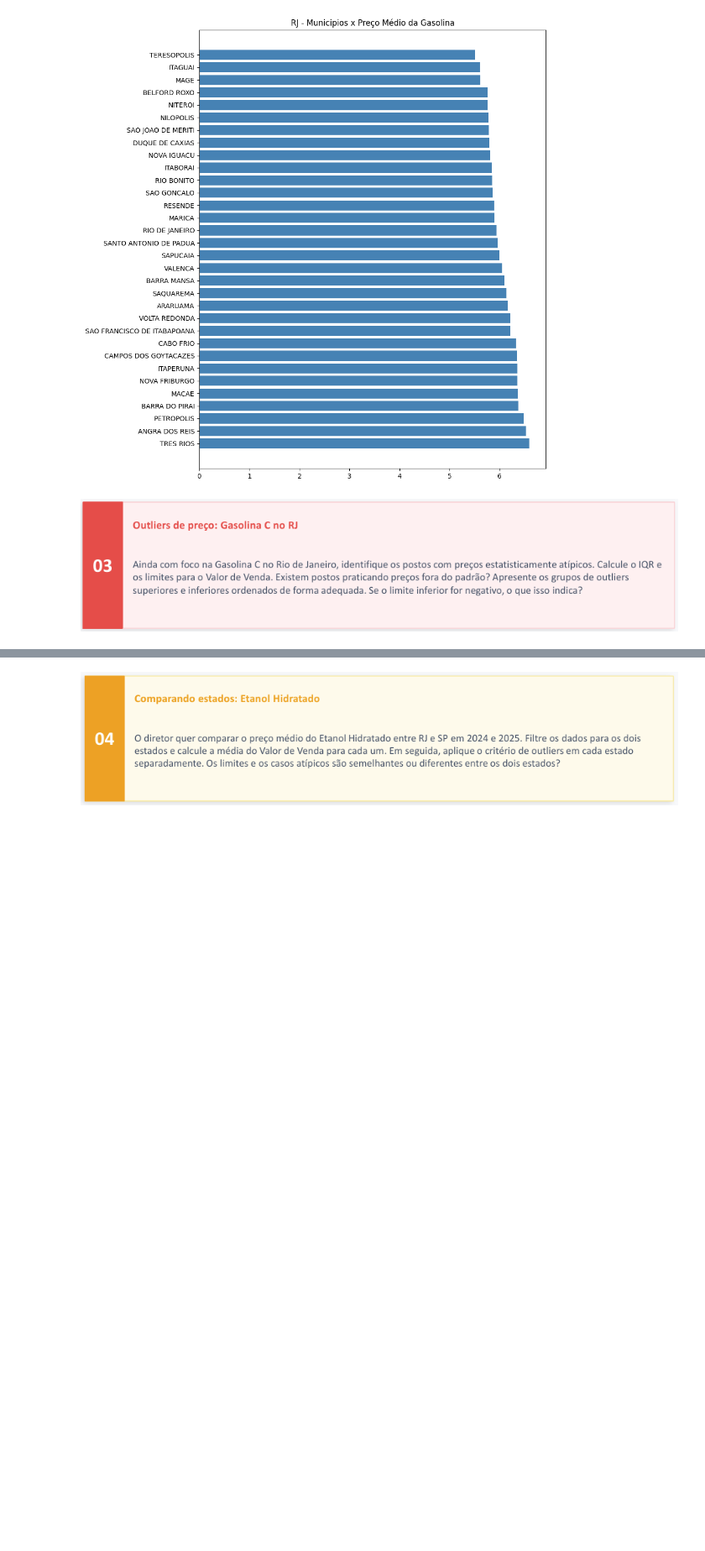
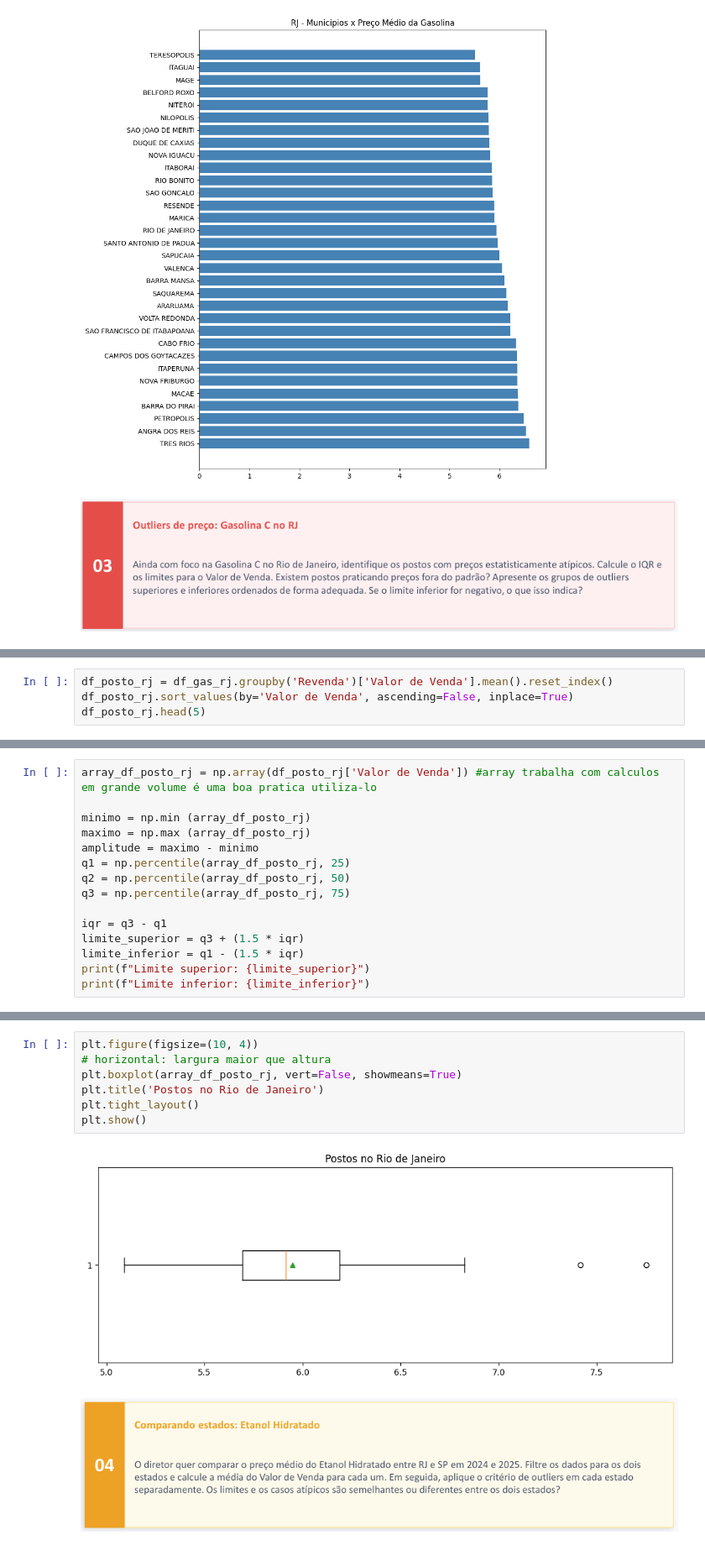
Before and after one commit to reboucasicaro-del/SENAC_DADOS_CASSIO, a Jupyter notebook: arq_04_mini_projeto.ipynb, the cells around one changed output, grey strips where cells are left out. Shown at 84% size. Saved outputs shown, nothing was run; the diff lists cells and outputs as text; blank space fills up the shorter version.

```diff
--- a/arq_04_mini_projeto.ipynb
+++ b/arq_04_mini_projeto.ipynb
@@ -124,0 +122,4 @@ Nesse contexto se o limite inferior fosse negativo, indicaria que não há outli
+# %%
+df_posto_rj = df_gas_rj.groupby('Revenda')['Valor de Venda'].mean().reset_index()
+df_posto_rj.sort_values(by='Valor de Venda', ascending=False, inplace=True)
+df_posto_rj.head(5)
@@ -124,0 +133,15 @@ Nesse contexto se o limite inferior fosse negativo, indicaria que não há outli
+# %%
+array_df_posto_rj = np.array(df_posto_rj['Valor de Venda']) #array trabalha com calculos em grande volume é uma boa pratica utiliza-lo
+
+minimo = np.min (array_df_posto_rj)
+maximo = np.max (array_df_posto_rj)
+amplitude = maximo - minimo
+q1 = np.percentile(array_df_posto_rj, 25)
+q2 = np.percentile(array_df_posto_rj, 50)
+q3 = np.percentile(array_df_posto_rj, 75)
+
+iqr = q3 - q1
+limite_superior = q3 + (1.5 * iqr)
+limite_inferior = q1 - (1.5 * iqr)
+print(f"Limite superior: {limite_superior}")
+print(f"Limite inferior: {limite_inferior}")
@@ -125,3 +159,12 @@ Nesse contexto se o limite inferior fosse negativo, indicaria que não há outli
+# %%
+plt.figure(figsize=(10, 4))
+# horizontal: largura maior que altura
+plt.boxplot(array_df_posto_rj, vert=False, showmeans=True)
+plt.title('Postos no Rio de Janeiro')
+plt.tight_layout()
+plt.show()
+# %% [output]
+[figure, added]
 # %% [markdown]
 ![image.png](attachment:image.png)
 # %%
```
Also changed, not shown: parts of 9 cells of this notebook.
